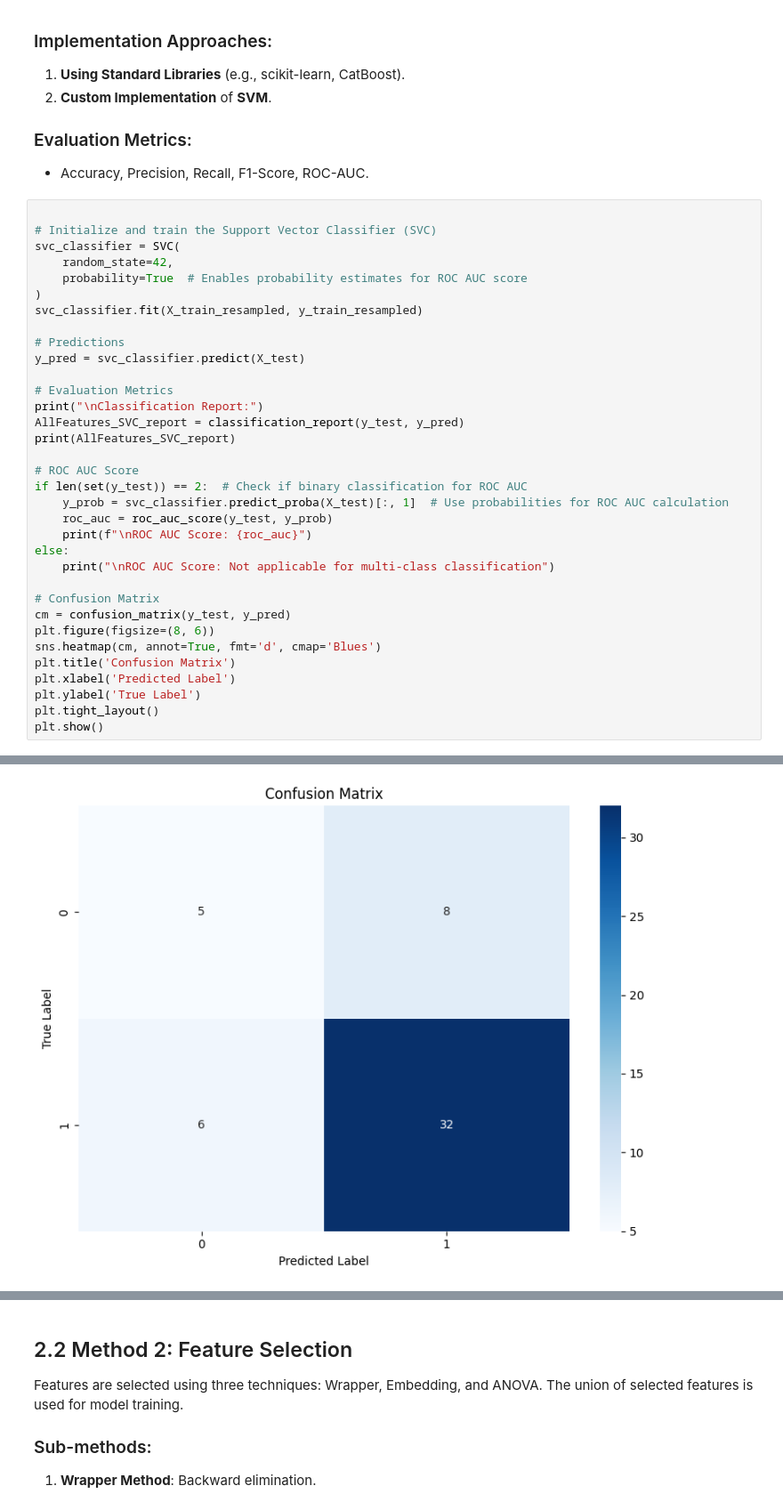
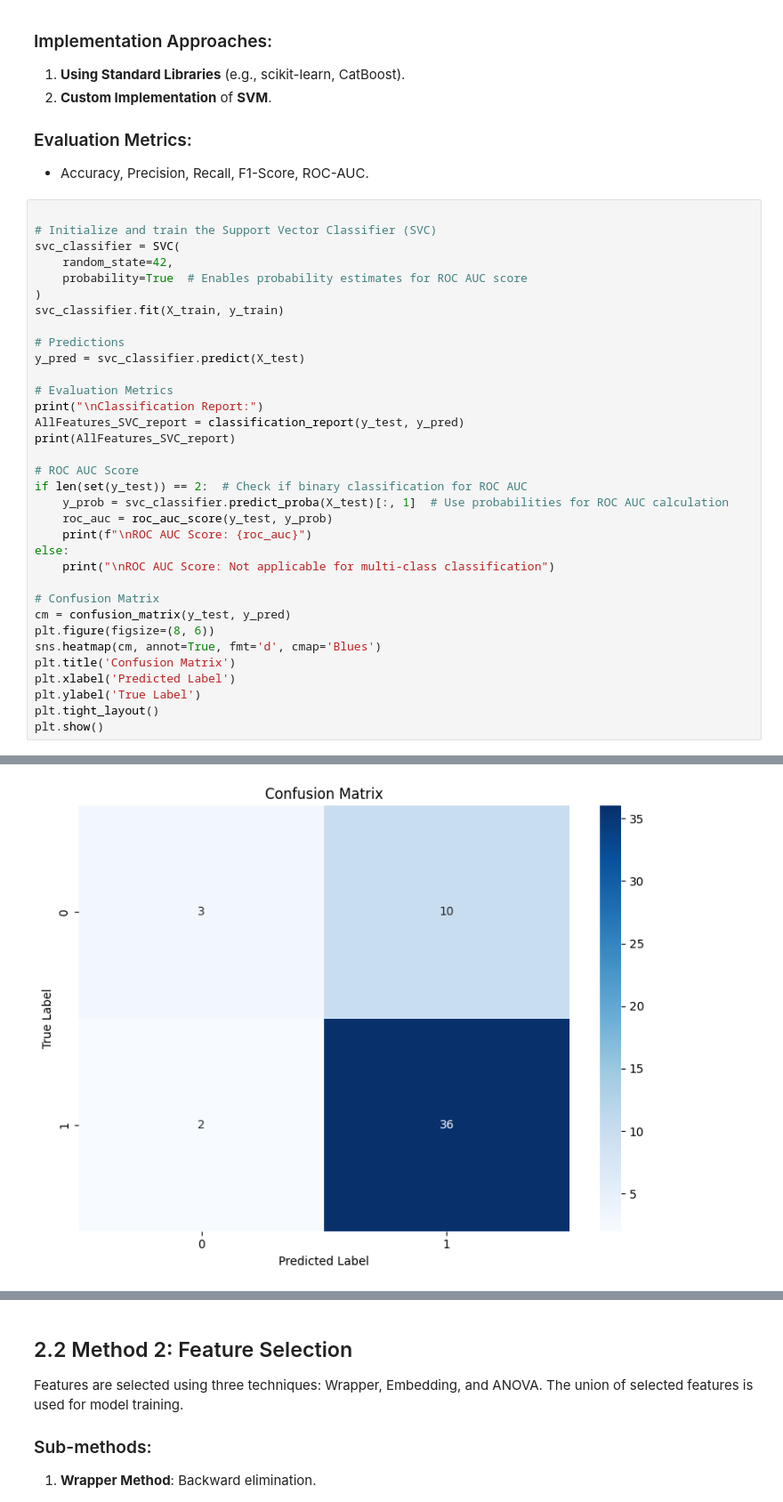
Before and after one commit to SecurDrgorP/ParkinsonML, a Jupyter notebook: ImplSVM.ipynb, the cells around one changed output, grey strips where cells are left out. Shown: that part at 89% size. Cells and saved outputs as stored; diff of their text form.

```diff
--- a/ImplSVM.ipynb
+++ b/ImplSVM.ipynb
@@ -115,7 +105,7 @@ svc_classifier = SVC(
     random_state=42,
     probability=True  # Enables probability estimates for ROC AUC score
 )
-svc_classifier.fit(X_train_resampled, y_train_resampled)
+svc_classifier.fit(X_train, y_train)
 
 # Predictions
 y_pred = svc_classifier.predict(X_test)
@@ -158,4 +148,4 @@ ROC AUC Score: 0.7408906882591093
-[figure, old version]
+[figure, new version]
 # %%
 # train using the custom SVM model
 svm = SVM(
```
Also changed, not shown: parts of 4 cells of this notebook, 3 other files.
